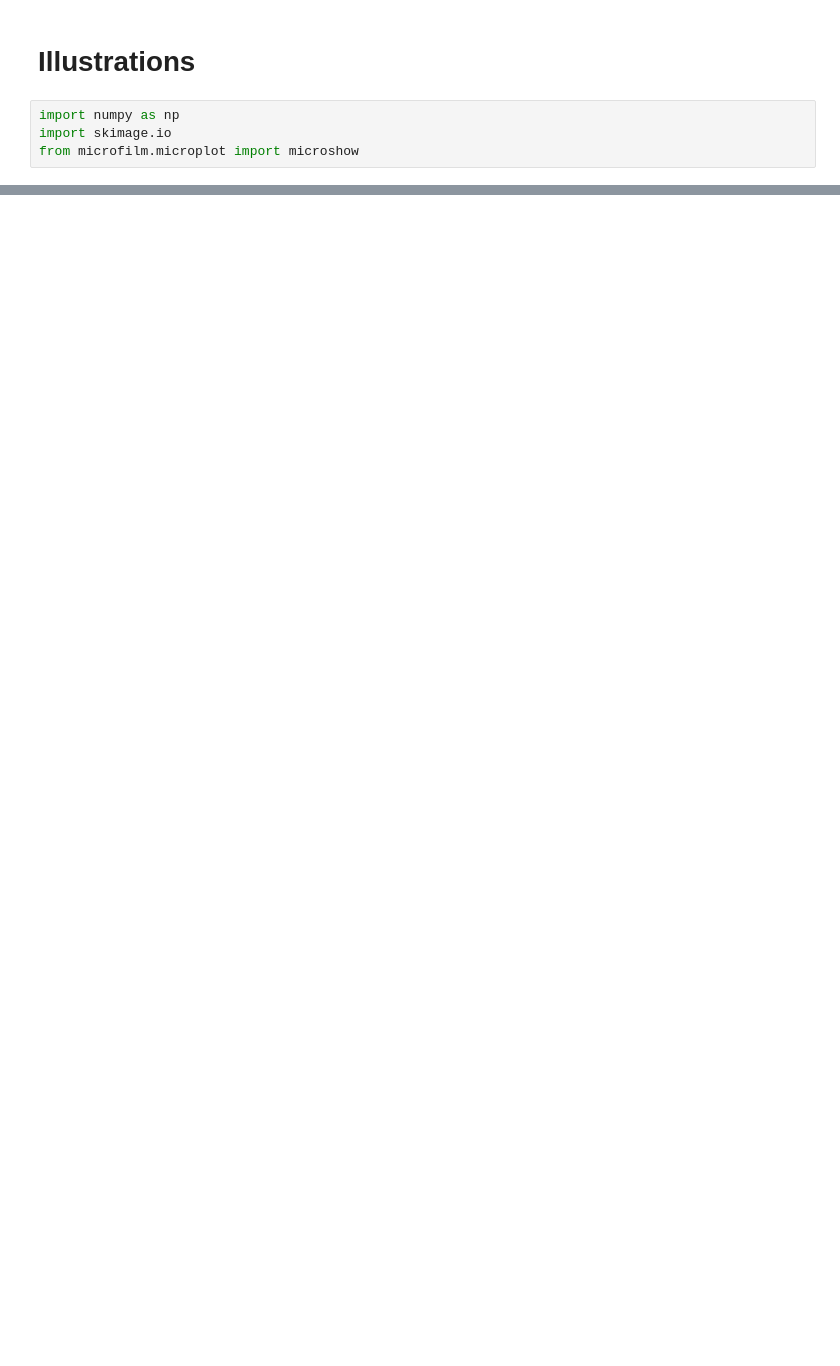
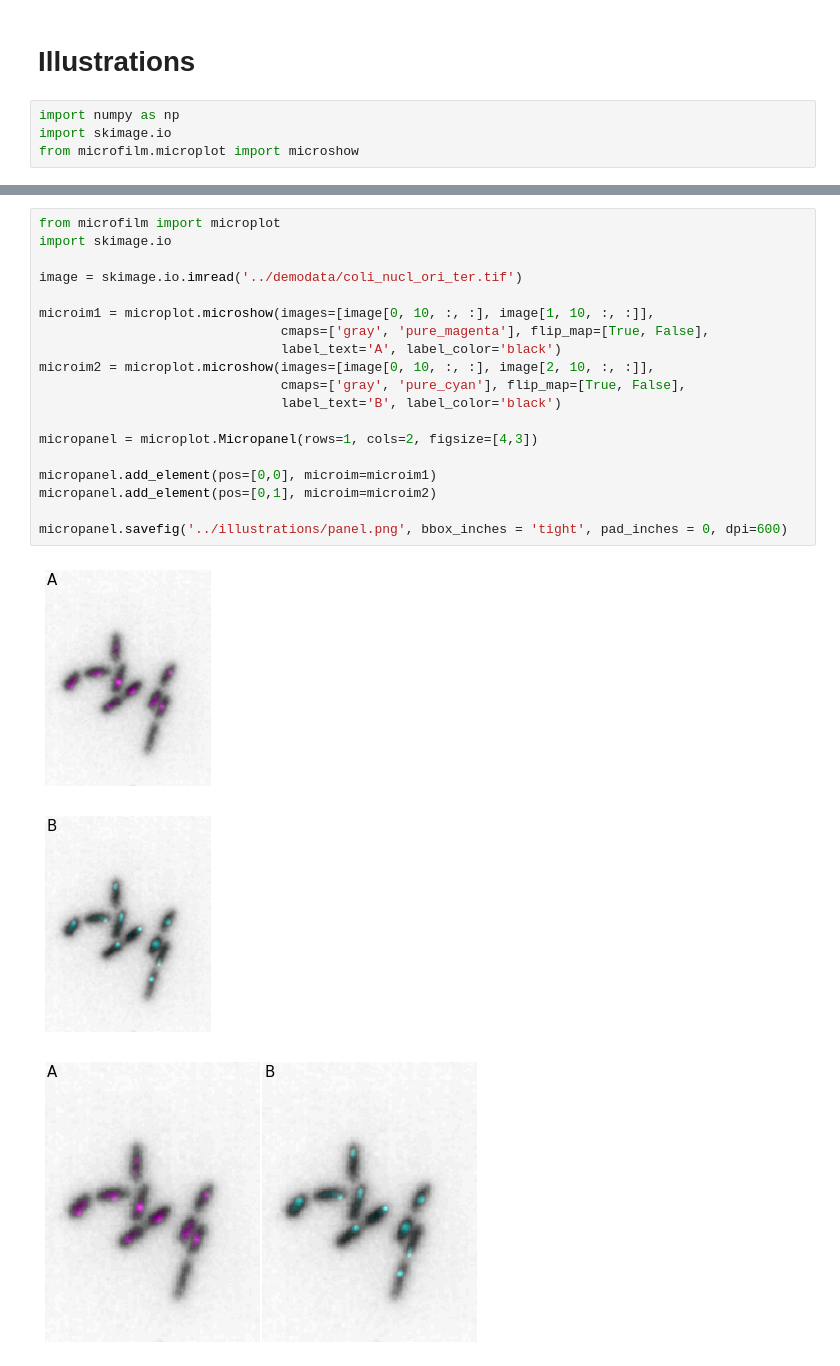
Before and after one commit to guiwitz/microfilm, a Jupyter notebook: notebooks/create_illustrations.ipynb, the cells around one changed output, grey strips where cells are left out. Saved outputs shown, nothing was run; the diff lists cells and outputs as text; blank space fills up the shorter version.

```diff
--- a/notebooks/create_illustrations.ipynb
+++ b/notebooks/create_illustrations.ipynb
@@ -41,2 +42,25 @@ microanim.save_movie('../illustrations/composite_movie.mp4', fps=10, quality=9)
 # %% [output]
 IMAGEIO FFMPEG_WRITER WARNING: input image is not divisible by macro_block_size=16, resizing from (276, 360) to (288, 368) to ensure video compatibility with most codecs and players. To prevent resizi ...
+# %%
+from microfilm import microplot
+import skimage.io
+
+image = skimage.io.imread('../demodata/coli_nucl_ori_ter.tif')
+
+microim1 = microplot.microshow(images=[image[0, 10, :, :], image[1, 10, :, :]],
+                               cmaps=['gray', 'pure_magenta'], flip_map=[True, False],
+                               label_text='A', label_color='black')
+microim2 = microplot.microshow(images=[image[0, 10, :, :], image[2, 10, :, :]],
+                               cmaps=['gray', 'pure_cyan'], flip_map=[True, False],
+                               label_text='B', label_color='black')
+
+micropanel = microplot.Micropanel(rows=1, cols=2, figsize=[4,3])
+
+micropanel.add_element(pos=[0,0], microim=microim1)
+micropanel.add_element(pos=[0,1], microim=microim2)
+
+micropanel.savefig('../illustrations/panel.png', bbox_inches = 'tight', pad_inches = 0, dpi=600)
+# %% [output]
+[figure, added]
+[figure, added]
+[figure, added]
```
Also changed, not shown: parts of 7 cells of this notebook.
